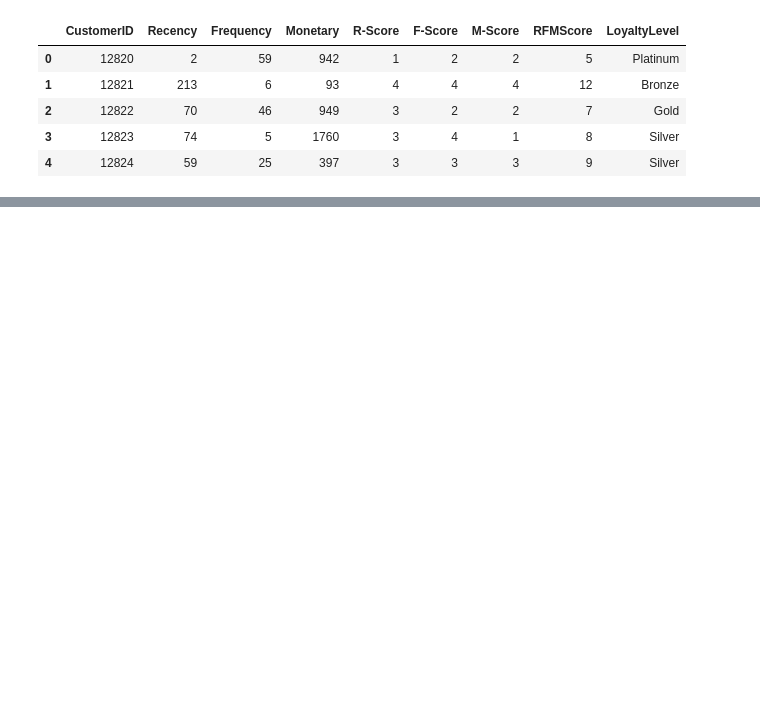
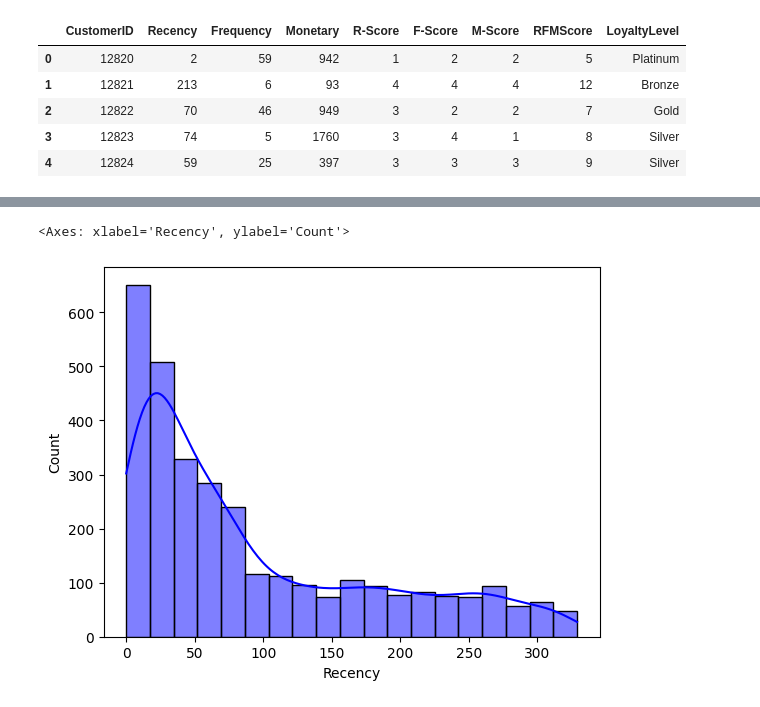
Before and after one commit to Mano1498/Customer_Segmentation, a Jupyter notebook: Customer_segment(Kmeans).ipynb, the cells around one changed output, grey strips where cells are left out. Saved outputs shown, nothing was run; the diff lists cells and outputs as text; code cells hidden in the pictures; blank space fills up the shorter version.

```diff
--- a/Customer_segment(Kmeans).ipynb
+++ b/Customer_segment(Kmeans).ipynb
@@ -28,0 +39,5 @@ data = retail[features].copy()
+# %%
+sns.histplot(data.Recency,kde=True,color="blue")
+# %% [output]
+<Axes: xlabel='Recency', ylabel='Count'>
+[figure, added]
```
Also changed, not shown: parts of 42 cells of this notebook.
